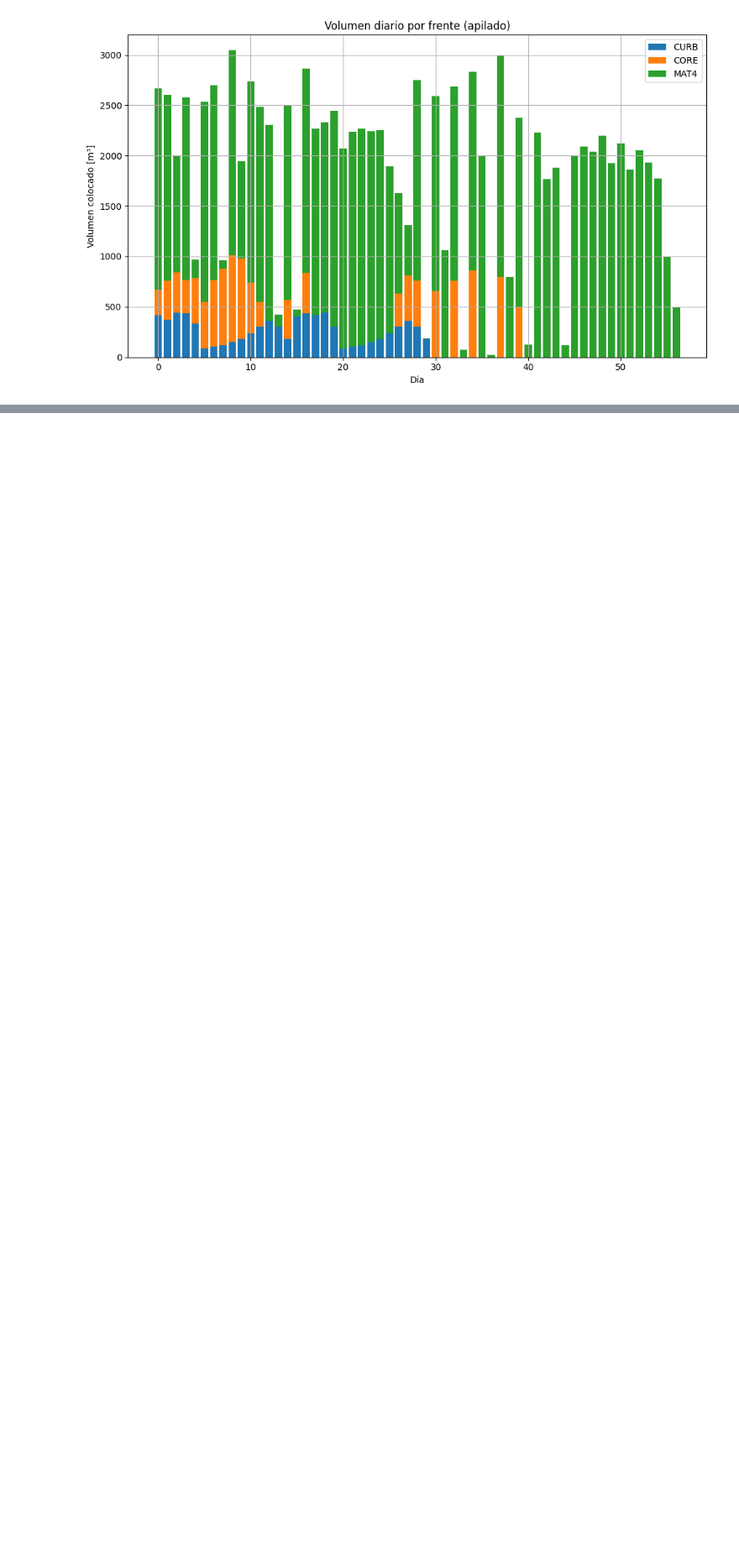
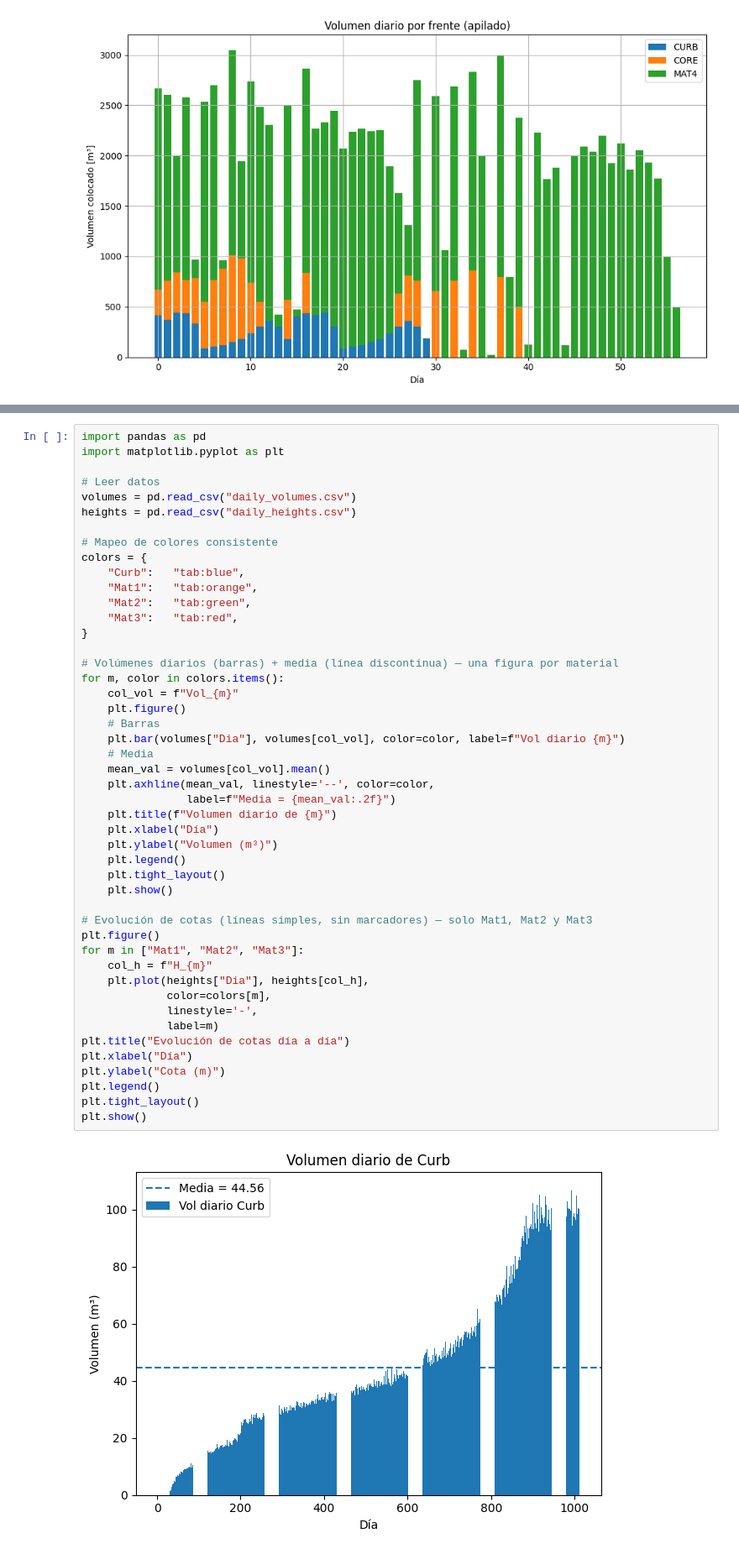
Before and after one commit to BrajanNieto/RiskAnalysis, a Jupyter notebook: MonteCarloDamExample-BrajanNieto.ipynb, the cells around one changed output, grey strips where cells are left out. Shown at 84% size. Saved outputs shown, nothing was run; the diff lists cells and outputs as text; blank space fills up the shorter version.

```diff
--- a/MonteCarloDamExample-BrajanNieto.ipynb
+++ b/MonteCarloDamExample-BrajanNieto.ipynb
@@ -657,0 +1170,49 @@ plt.show()
+# %%
+import pandas as pd
+import matplotlib.pyplot as plt
+
+# Leer datos
+volumes = pd.read_csv("daily_volumes.csv")
+heights = pd.read_csv("daily_heights.csv")
+
+# Mapeo de colores consistente
+colors = {
+    "Curb":   "tab:blue",
+    "Mat1":   "tab:orange",
+    "Mat2":   "tab:green",
+    "Mat3":   "tab:red",
+}
+
+# Volúmenes diarios (barras) + media (línea discontinua) — una figura por material
+for m, color in colors.items():
+    col_vol = f"Vol_{m}"
+    plt.figure()
+    # Barras
+    plt.bar(volumes["Dia"], volumes[col_vol], color=color, label=f"Vol diario {m}")
+    # Media
+    mean_val = volumes[col_vol].mean()
+    plt.axhline(mean_val, linestyle='--', color=color,
+                label=f"Media = {mean_val:.2f}")
+    plt.title(f"Volumen diario de {m}")
+    plt.xlabel("Día")
+    plt.ylabel("Volumen (m³)")
+    plt.legend()
+    plt.tight_layout()
+    plt.show()
+
+# Evolución de cotas (líneas simples, sin marcadores) — solo Mat1, Mat2 y Mat3
+plt.figure()
+for m in ["Mat1", "Mat2", "Mat3"]:
+    col_h = f"H_{m}"
+    plt.plot(heights["Dia"], heights[col_h],
+             color=colors[m],
+             linestyle='-',
+             label=m)
+plt.title("Evolución de cotas día a día")
+plt.xlabel("Día")
+plt.ylabel("Cota (m)")
+plt.legend()
+plt.tight_layout()
+plt.show()
+# %% [output]
+[figure, added]
```
Also changed, not shown: parts of 10 cells of this notebook.
